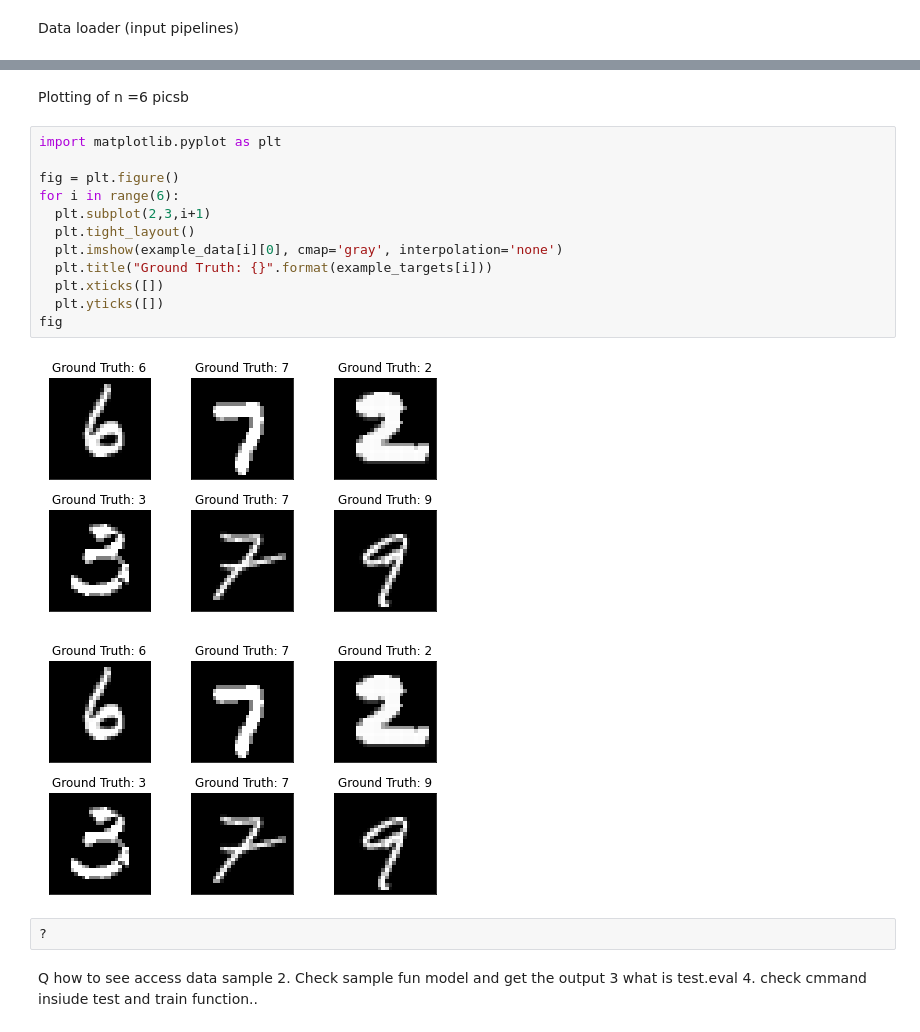
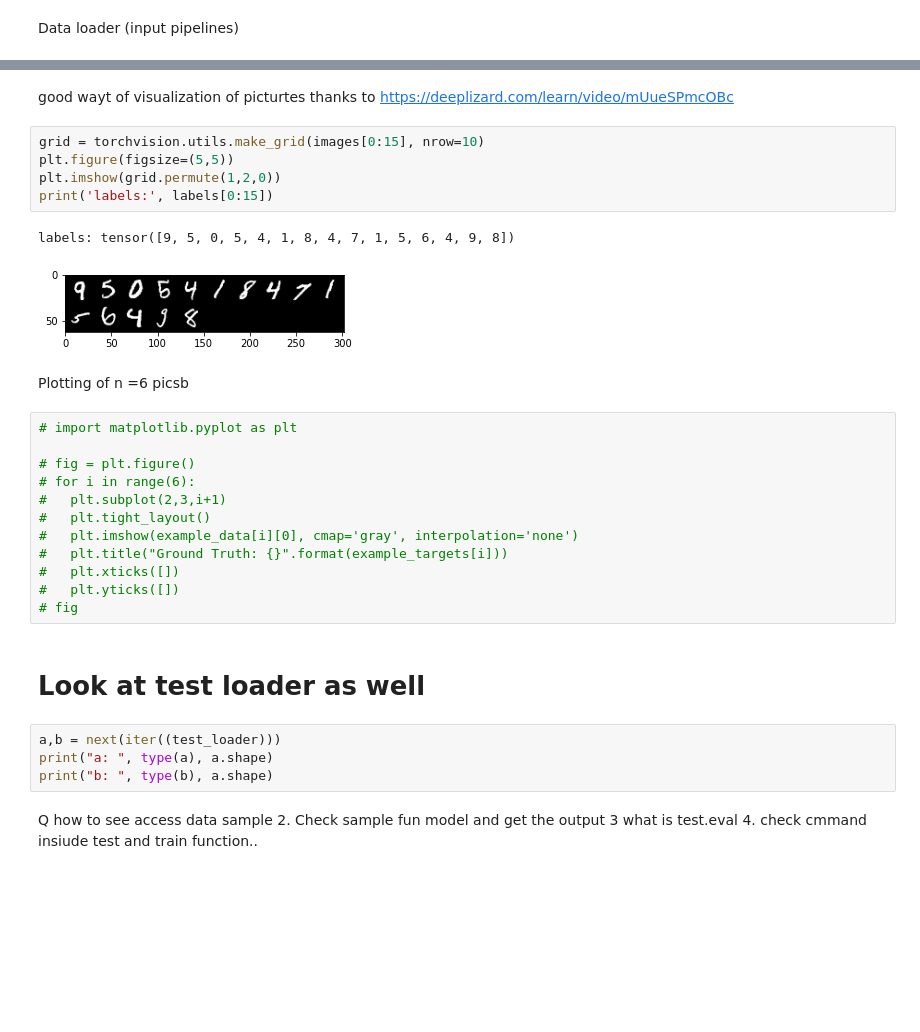
Before and after one commit to vinayk19/Assignment, a Jupyter notebook: Softmax_mnist2.ipynb, the cells around one changed output, grey strips where cells are left out. Saved outputs shown, nothing was run; the diff lists cells and outputs as text; blank space fills up the shorter version.

```diff
--- a/Softmax_mnist2.ipynb
+++ b/Softmax_mnist2.ipynb
@@ -118,22 +177,34 @@ x.__len__()
+# %% [markdown]
+good wayt of visualization of picturtes
+thanks to https://deeplizard.com/learn/video/mUueSPmcOBc
+# %%
+grid = torchvision.utils.make_grid(images[0:15], nrow=10)
+plt.figure(figsize=(5,5))
+plt.imshow(grid.permute(1,2,0))
+print('labels:', labels[0:15])
+# %% [output]
+labels: tensor([9, 5, 0, 5, 4, 1, 8, 4, 7, 1, 5, 6, 4, 9, 8])
+[figure, added]
 # %% [markdown]
 Plotting of n =6 picsb
 # %%
-import matplotlib.pyplot as plt
+# import matplotlib.pyplot as plt
 
-fig = plt.figure()
-for i in range(6):
-  plt.subplot(2,3,i+1)
-  plt.tight_layout()
-  plt.imshow(example_data[i][0], cmap='gray', interpolation='none')
-  plt.title("Ground Truth: {}".format(example_targets[i]))
-  plt.xticks([])
-  plt.yticks([])
-fig
+# fig = plt.figure()
+# for i in range(6):
+#   plt.subplot(2,3,i+1)
+#   plt.tight_layout()
+#   plt.imshow(example_data[i][0], cmap='gray', interpolation='none')
+#   plt.title("Ground Truth: {}".format(example_targets[i]))
+#   plt.xticks([])
+#   plt.yticks([])
+# fig
-# %% [output]
-[figure, removed]
-[figure, removed]
-# %%
-?
+# %% [markdown]
+# Look at test loader as well
+# %%
+a,b = next(iter((test_loader)))
+print("a: ", type(a), a.shape)
+print("b: ", type(b), a.shape)
 # %% [markdown]
 Q  how to see  access  data sample
 2. Check sample fun model and get the output
```
Also changed, not shown: parts of 36 cells of this notebook.
